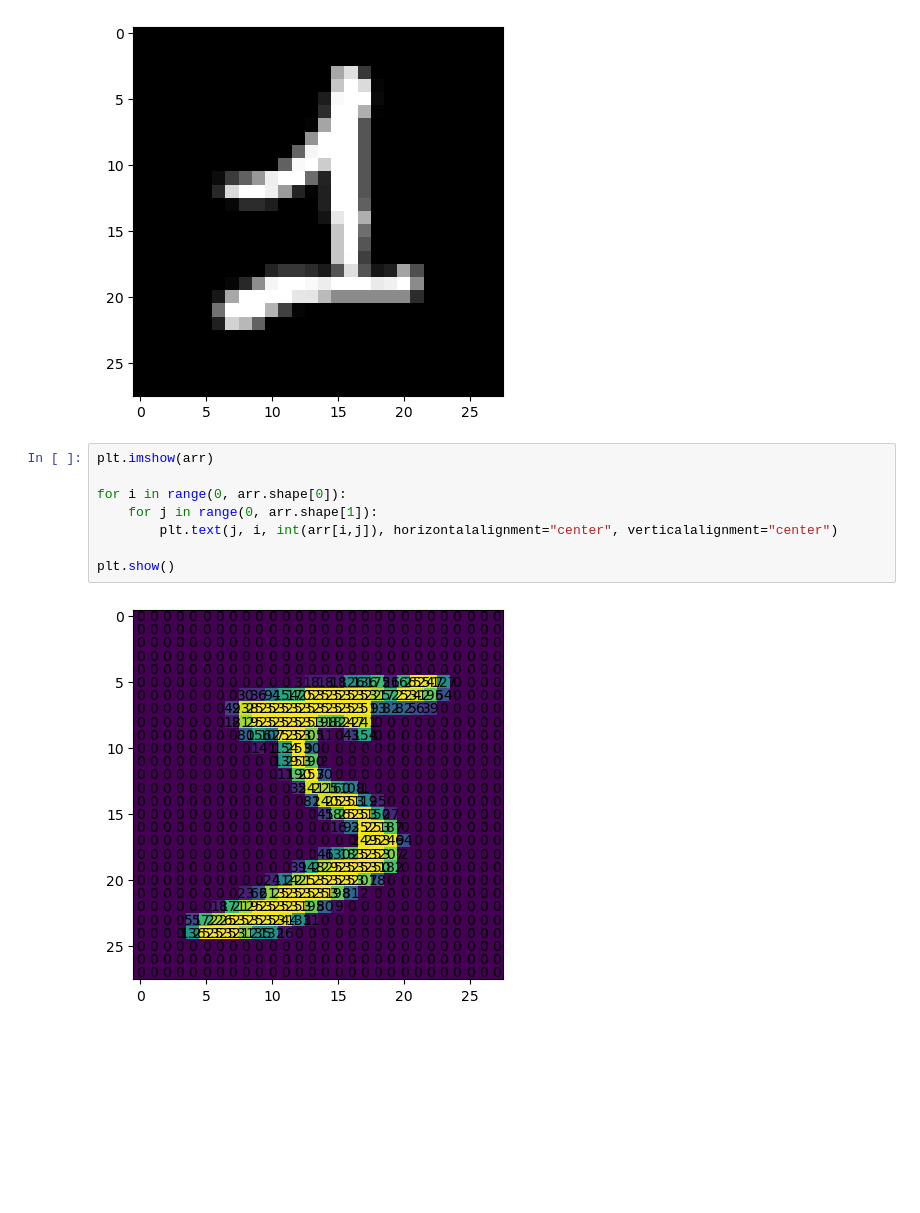
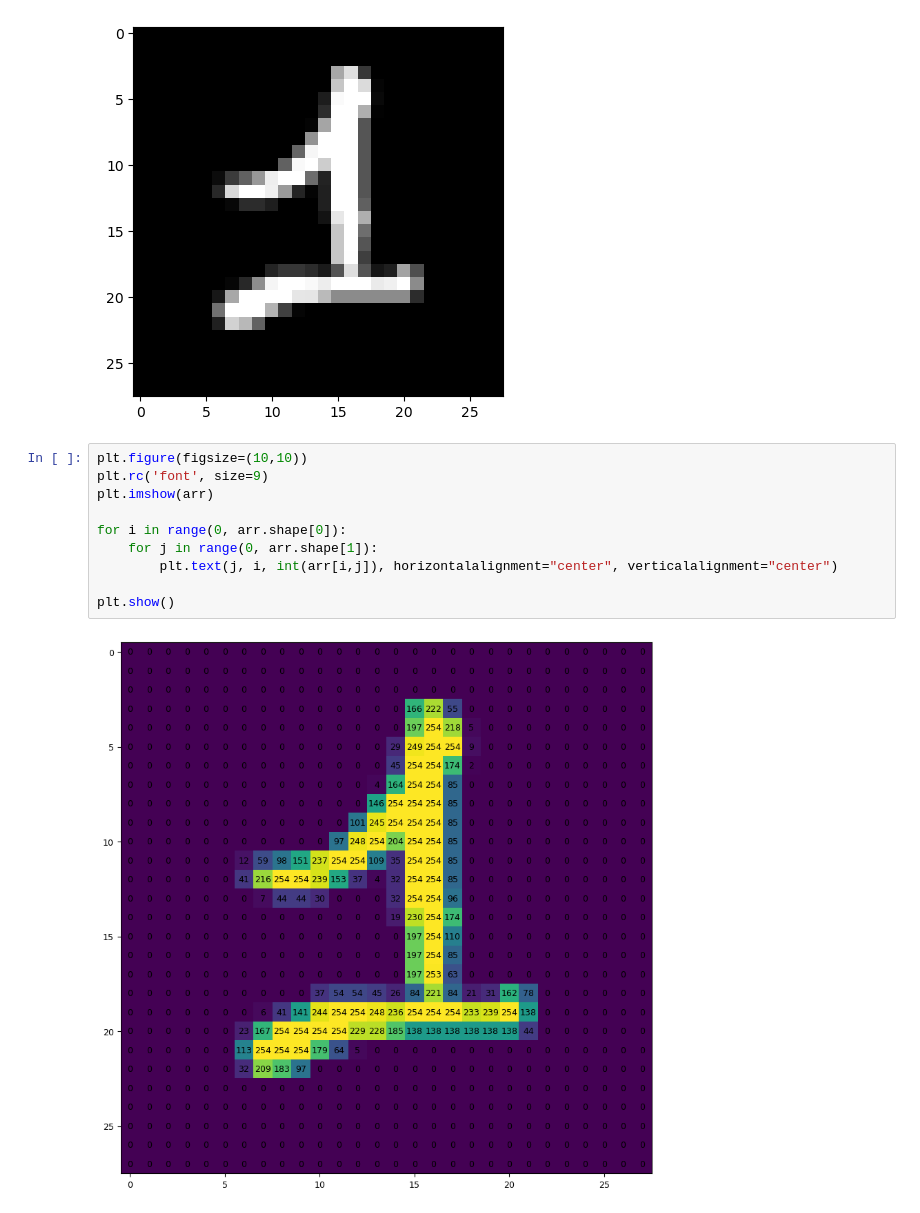
Before and after one commit to nepalsandesh/Digit_Predictor_GUI, a Jupyter notebook: my_notebook.ipynb, the cells around one changed output. Drawn from its saved outputs; the diff is of its cells as text; blank space fills up the shorter version.

```diff
--- a/my_notebook.ipynb
+++ b/my_notebook.ipynb
@@ -14,12 +14,14 @@ plt.show()
 # %% [output]
 [figure]
 # %%
+plt.figure(figsize=(10,10))
+plt.rc('font', size=9)
 plt.imshow(arr)
 
 for i in range(0, arr.shape[0]):
     for j in range(0, arr.shape[1]):
         plt.text(j, i, int(arr[i,j]), horizontalalignment="center", verticalalignment="center")
 
 plt.show()
 # %% [output]
-[figure, old version]
+[figure, new version]
```
Also changed, not shown: parts of 2 cells of this notebook.
